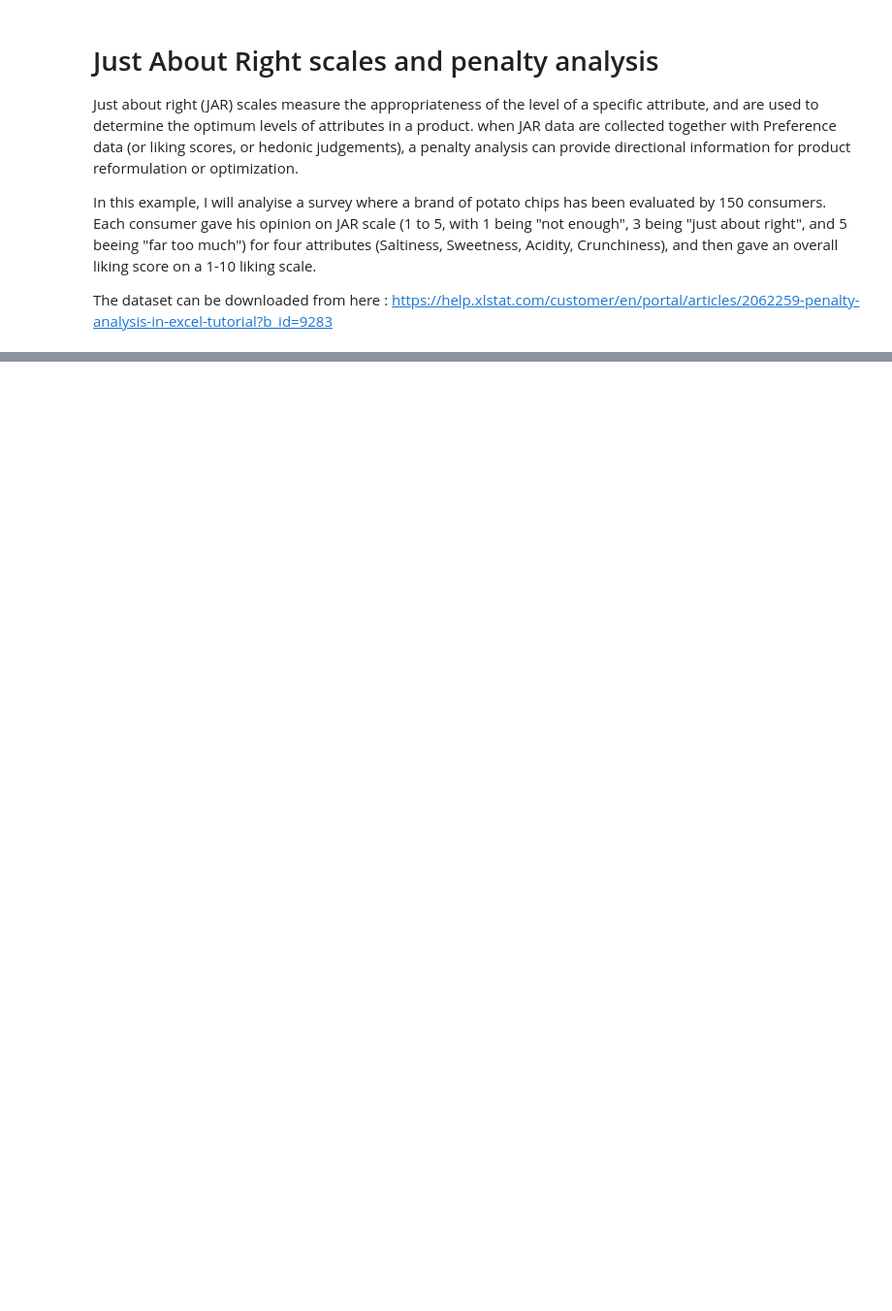
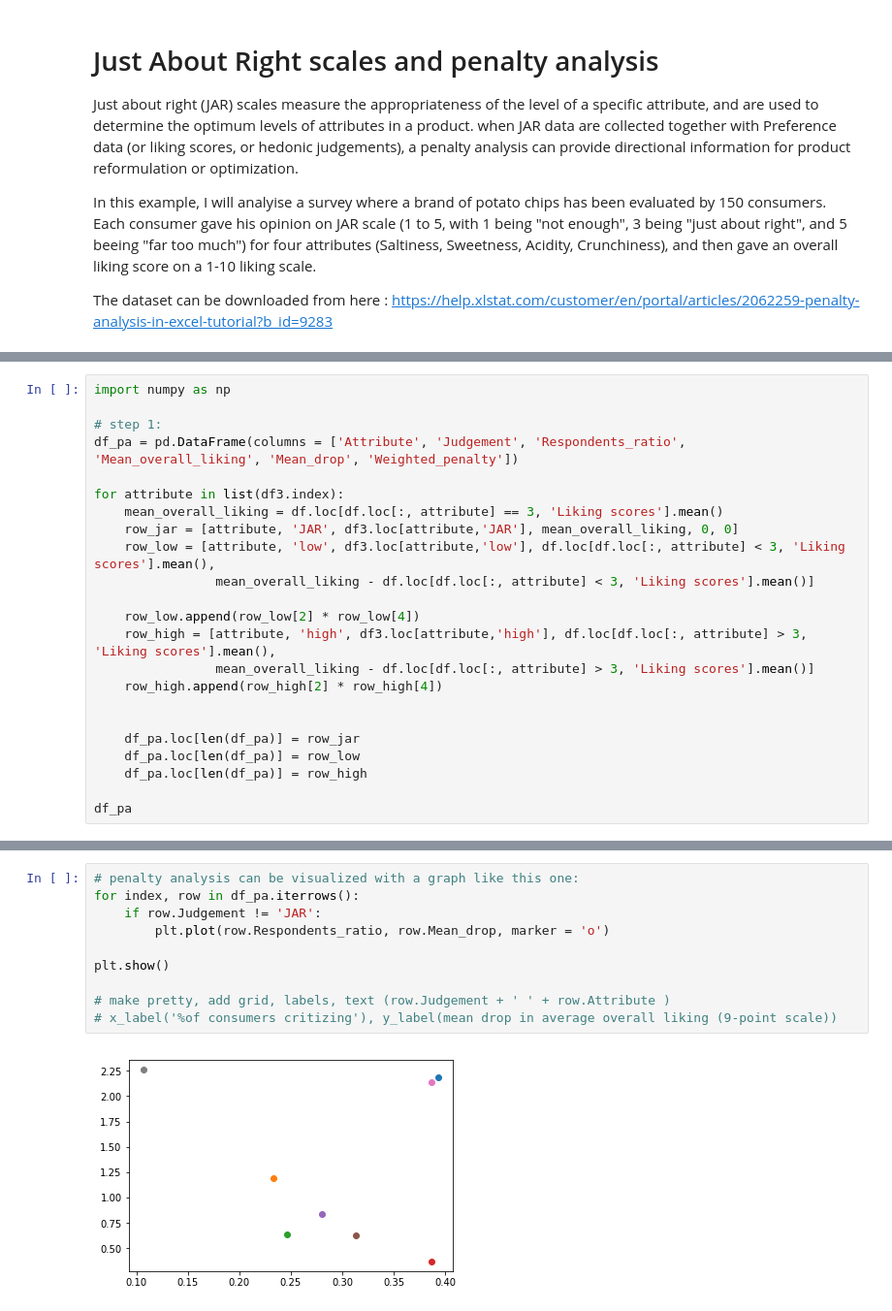
Before and after one commit to aleva85/Projects, a Jupyter notebook: SensoryDataScience_JAR-scales/JAR_analysis.ipynb, the cells around one changed output, grey strips where cells are left out. Shown at 97% size. Saved outputs shown, nothing was run; the diff lists cells and outputs as text; blank space fills up the shorter version.

Commit message:
added penalty analysis

```diff
--- a/SensoryDataScience_JAR-scales/JAR_analysis.ipynb
+++ b/SensoryDataScience_JAR-scales/JAR_analysis.ipynb
@@ -145,0 +161,23 @@ Penalty analyses are performed separately for each product and one attribute at
+# %%
+import numpy as np
+
+# step 1:
+df_pa = pd.DataFrame(columns = ['Attribute', 'Judgement', 'Respondents_ratio', 'Mean_overall_liking', 'Mean_drop', 'Weighted_penalty'])
+
+for attribute in list(df3.index):
+    mean_overall_liking = df.loc[df.loc[:, attribute] == 3, 'Liking scores'].mean()
+    row_jar = [attribute, 'JAR', df3.loc[attribute,'JAR'], mean_overall_liking, 0, 0]
+    row_low = [attribute, 'low', df3.loc[attribute,'low'], df.loc[df.loc[:, attribute] < 3, 'Liking scores'].mean(),
+                mean_overall_liking - df.loc[df.loc[:, attribute] < 3, 'Liking scores'].mean()]
+
+    row_low.append(row_low[2] * row_low[4])
+    row_high = [attribute, 'high', df3.loc[attribute,'high'], df.loc[df.loc[:, attribute] > 3, 'Liking scores'].mean(),
+                mean_overall_liking - df.loc[df.loc[:, attribute] > 3, 'Liking scores'].mean()]
+    row_high.append(row_high[2] * row_high[4])
+
+
+    df_pa.loc[len(df_pa)] = row_jar
+    df_pa.loc[len(df_pa)] = row_low
+    df_pa.loc[len(df_pa)] = row_high
+
+df_pa
@@ -145,0 +218,12 @@ Penalty analyses are performed separately for each product and one attribute at
+# %%
+# penalty analysis can be visualized with a graph like this one:
+for index, row in df_pa.iterrows():
+    if row.Judgement != 'JAR':
+        plt.plot(row.Respondents_ratio, row.Mean_drop, marker = 'o')
+
+plt.show()
+
+# make pretty, add grid, labels, text (row.Judgement + ' ' + row.Attribute )
+# x_label('%of consumers critizing'), y_label(mean drop in average overall liking (9-point scale))
+# %% [output]
+[figure, added]
```
Also changed, not shown: parts of 11 cells of this notebook.
